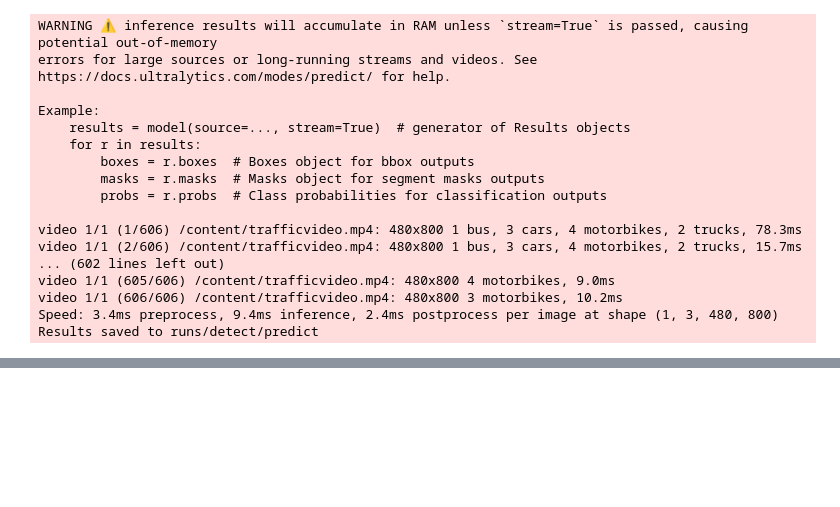
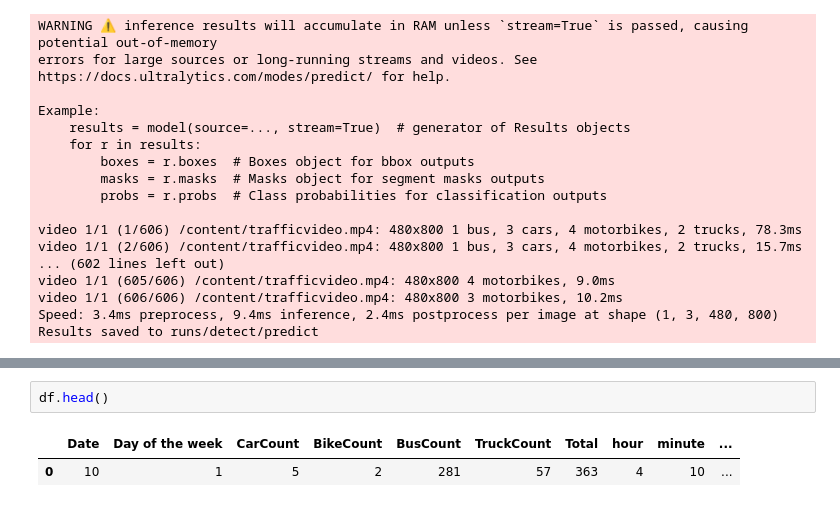
Before and after one commit to subashsigdel/TrafficPredicationandSignalControl, a Jupyter notebook: Prediction/TrafficDetectionFinetuning.ipynb, the cells around one changed output, grey strips where cells are left out. Saved outputs shown, nothing was run; the diff lists cells and outputs as text; blank space fills up the shorter version.

```diff
--- a/Prediction/TrafficDetectionFinetuning.ipynb
+++ b/Prediction/TrafficDetectionFinetuning.ipynb
@@ -168,0 +251,5 @@ cap.release()
+# %%
+df.head()
+# %% [output]
+|  | Date | Day of the week | CarCount | BikeCount | BusCount | TruckCount | Total | hour | minute | ... |
+| 0 | 10 | 1 | 5 | 2 | 281 | 57 | 363 | 4 | 10 | ... |
```
Also changed, not shown: parts of 5 cells of this notebook, 18 other files.
